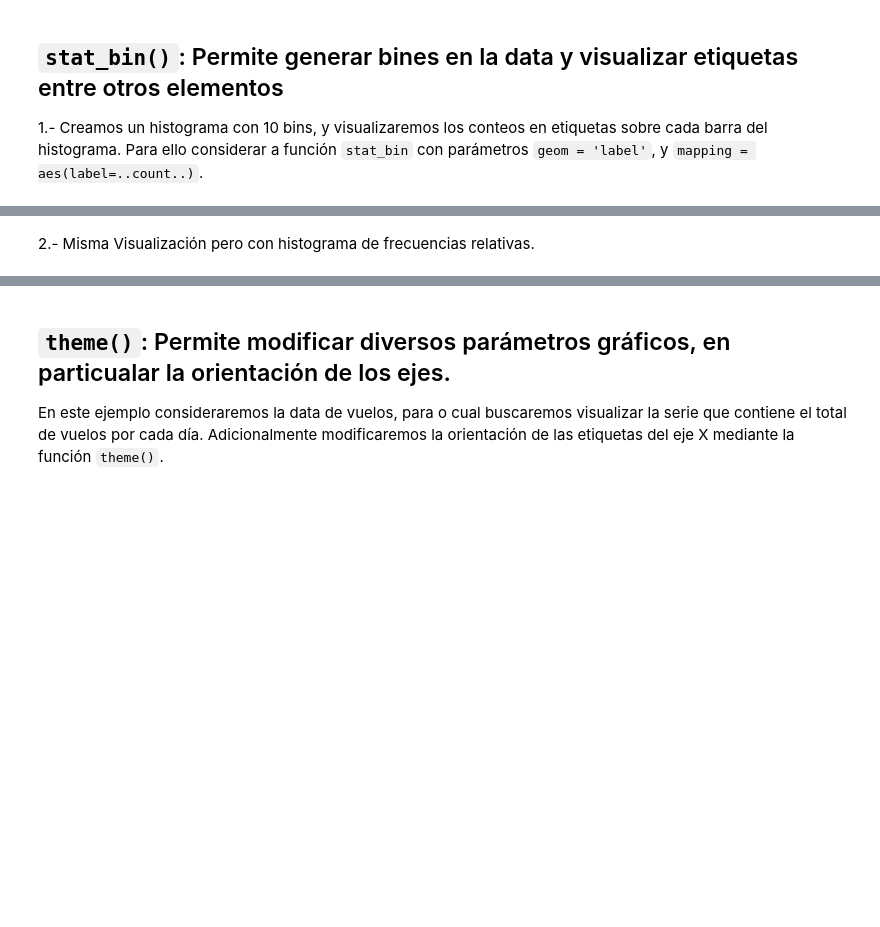
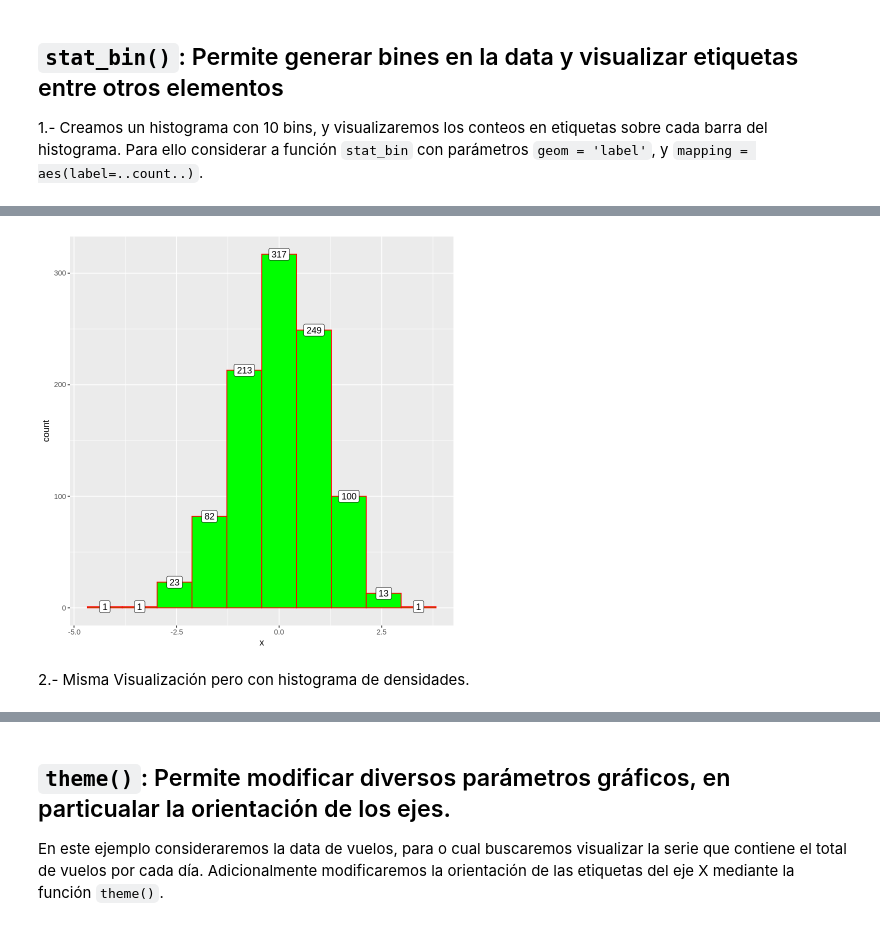
Before and after one commit to majorquev/DBDC_202409_Programacion_en_R_para_ciencia_de_datos, a Jupyter notebook: Clases/C5/00_Ejemplos_adicionales_ggplot2.ipynb, the cells around one changed output, grey strips where cells are left out. Drawn from its saved outputs; the diff is of its cells as text; code cells hidden in the pictures; blank space fills up the shorter version.

```diff
--- a/Clases/C5/00_Ejemplos_adicionales_ggplot2.ipynb
+++ b/Clases/C5/00_Ejemplos_adicionales_ggplot2.ipynb
@@ -27,2 +43,19 @@ data<-data.frame(x = rnorm(1000))
+# %%
+# Incluimos etiquetas en las barras de nuestro histograma de frecuencias absolutas
+data %>%
+  ggplot() +
+  aes(x = x) +
+  geom_histogram(
+    bins = 10,
+    fill = "green",
+    color = "red"
+  ) +
+  stat_bin(
+    bins = 10,
+    geom = "label",
+    mapping = aes(label = after_stat(count) )
+  )
+# %% [output]
+[figure, added]
 # %% [markdown]
-2.- Misma Visualización pero con histograma de frecuencias relativas.
+2.- Misma Visualización pero con histograma de densidades.
```
Also changed, not shown: parts of 14 cells of this notebook.
